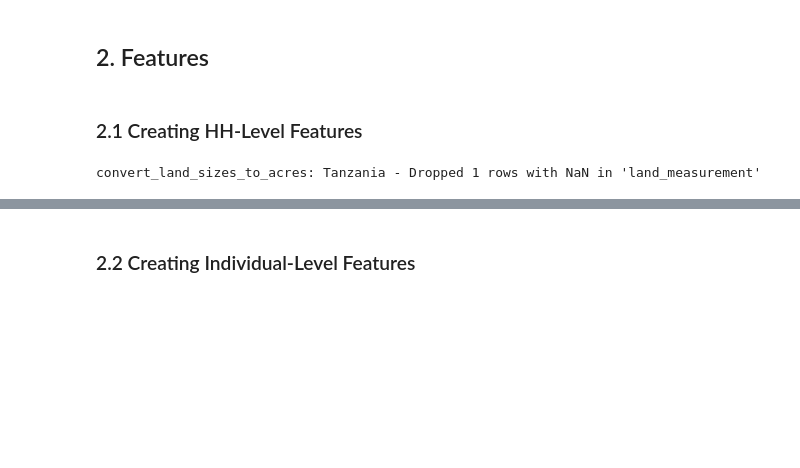
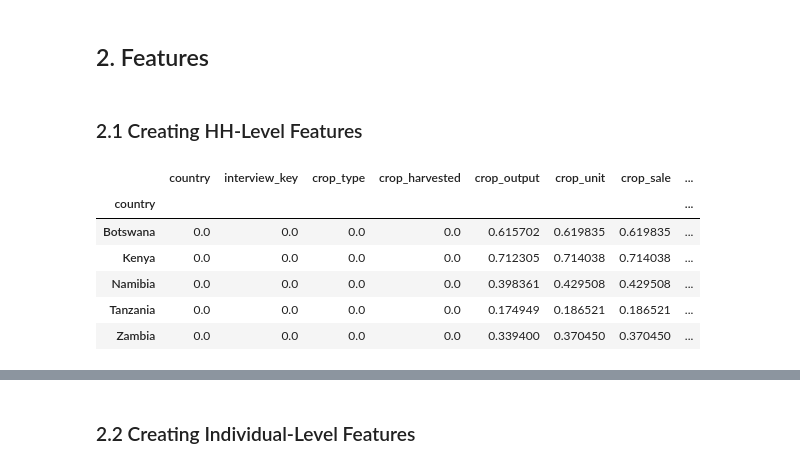
Before and after one commit to fra-c08-job-futures/c08-farming-exit, a Jupyter notebook: notebooks/01_data_cleaning.ipynb, the cells around one changed output, grey strips where cells are left out. Saved outputs shown, nothing was run; the diff lists cells and outputs as text; code cells hidden in the pictures; blank space fills up the shorter version.

```diff
--- a/notebooks/01_data_cleaning.ipynb
+++ b/notebooks/01_data_cleaning.ipynb
@@ -77,11 +72,9 @@ hh_features = []
 
 for country, base_path in COUNTRIES.items():
     #NO CLEANING NECESSARY - one observation per hh
-    land_ownership          = data_cleaning.load_and_preprocess(base_path, f"{country}_land_ownership_and_access.csv",         features.LAND_OWNERSHIP_ACCESS_2023)
-    land_ownership          = data_cleaning.convert_land_sizes_to_acres(land_ownership, country)
-
-    crop_expenditure        = data_cleaning.load_and_preprocess(base_path, f"{country}_expenditure_on_crops.csv",              features.CROP_EXPENDITURE_2023)
-
+    # land_ownership          = data_cleaning.load_and_preprocess(base_path, f"{country}_land_ownership_and_access.csv",         features.LAND_OWNERSHIP_ACCESS_2023)
+    # land_ownership          = data_cleaning.convert_land_sizes_to_acres(land_ownership, country)
+    # crop_expenditure        = data_cleaning.load_and_preprocess(base_path, f"{country}_expenditure_on_crops.csv",              features.CROP_EXPENDITURE_2023)
     # lifestock_grazing       = data_cleaning.load_and_preprocess(base_path, f"{country}_grazing_patterns_and_schemes.csv",      features.LIFESTOCK_GRAZING_2023)
     # livestock_income        = data_cleaning.load_and_preprocess(base_path, f"{country}_income_livestock.csv",                  features.LIFESTOCK_INCOME_2023)
     # livestock_expenditure   = data_cleaning.load_and_preprocess(base_path, f"{country}_expenditure_livestock.csv",             features.LIFESTOCK_EXPENDITURE_2023)
@@ -95,7 +88,13 @@ for country, base_path in COUNTRIES.items():
 
     # #CLEANING NECESSARY - many observations per hh
     # market_access           = data_cleaning.load_and_preprocess(base_path, f"{country}_market_access.csv",                     features.MARKET_ACCESS_2023)
-    # crop_production         = data_cleaning.load_and_preprocess(base_path, f"{country}_crop_production.csv",                   features.CROP_PRODUCTION_2023) #different crops
+    # #market data is missing for Tanzania!
+    # if market_access is None:
+    #     print(f"  -> missing market_access file for {country}")
+    #     continue
+    # market_access           = data_cleaning.resolve_duplicates(market_access, key_col="interview_key", sort_col="crop_contract_crop_type", ascending=True)
+    # market_access           = data_cleaning.add_missing_indicators(market_access, ["market_output_distance_in_km", "market_input_distance_in_km"], sentinel=99999, suffix='_missing')
+    crop_production         = data_cleaning.load_and_preprocess(base_path, f"{country}_crop_production.csv",                   features.CROP_PRODUCTION_2023) #different crops
     # livestock_ownership     = data_cleaning.load_and_preprocess(base_path, f"{country}_livestock_ownership.csv",               features.LIVESTOCK_OWNERSHIP_2023) #different animals
     # assets_owned            = data_cleaning.load_and_preprocess(base_path, f"{country}_assets.csv",                            features.ASSETS_OWNED_2023)
     # shocks_and_coping       = data_cleaning.load_and_preprocess(base_path, f"{country}_shocks_and_coping.csv",                 features.SHOCKS_AND_COPING_2023)
@@ -104,9 +103,22 @@ for country, base_path in COUNTRIES.items():
 
     #SOME TABLES ARE NOT AVAILABLE FOR EACH COUNTRY: optional_merges solves this as it only merges available tables
     optional_merges = [
-        (land_ownership,     ["interview_key"],     "outer"),
-        (crop_expenditure,   ["interview_key"],     "outer"),
-        # (crop_production,    ["interview_key"],     "outer")
+        # (land_ownership,          ["interview_key"],     "outer"),
+        # (crop_expenditure,        ["interview_key"],     "outer"),
+        # (lifestock_grazing,       ["interview_key"],     "outer")
+        # (livestock_income,        ["interview_key"],     "outer")
+        # (livestock_expenditure,   ["interview_key"],     "outer")
+        # (housing_conditions,      ["interview_key"],     "outer")
+        # (energy_access,           ["interview_key"],     "outer")
+        # (internet_access,         ["interview_key"],     "outer")
+        # (social_network,          ["interview_key"],     "outer")
+        # (social_embeddedness,     ["interview_key"],     "outer")
+        # (food_insecurity,         ["interview_key"],     "outer")
+        # (road_connectivity,       ["interview_key"],     "outer")
+        # (market_access,           ["interview_key"],     "outer")
+        (crop_production,    ["interview_key"],     "outer")
+
+
     ]
 
     df_help = None
@@ -118,12 +130,28 @@ for country, base_path in COUNTRIES.items():
             else:
                 df_help = df_help.merge(df, on=keys, how=how)
 
-    #Adding the country to the table for identification
-    df_help.insert(0, "country", country)
+    if df_help is not None:
+        #Adding the country to the table for identification
+        df_help.insert(0, "country", country)
 
     hh_features.append(df_help)
 
 
 df_hh_features = pd.concat(hh_features, ignore_index=True)
-# %% [output]
-convert_land_sizes_to_acres: Tanzania - Dropped 1 rows with NaN in 'land_measurement'
+# %%
+missing_by_country = (
+    df_hh_features
+    .groupby('country')
+    .apply(lambda g: g.isna().mean())
+    .sort_index()
+)
+with pd.option_context('display.max_rows', None, 'display.max_columns', None):
+    display(missing_by_country)
+# %% [output]
+|  | country | interview_key | crop_type | crop_harvested | crop_output | crop_unit | crop_sale | ... |
+| country |  |  |  |  |  |  |  | ... |
+| Botswana | 0.0 | 0.0 | 0.0 | 0.0 | 0.615702 | 0.619835 | 0.619835 | ... |
+| Kenya | 0.0 | 0.0 | 0.0 | 0.0 | 0.712305 | 0.714038 | 0.714038 | ... |
+| Namibia | 0.0 | 0.0 | 0.0 | 0.0 | 0.398361 | 0.429508 | 0.429508 | ... |
+| Tanzania | 0.0 | 0.0 | 0.0 | 0.0 | 0.174949 | 0.186521 | 0.186521 | ... |
+| Zambia | 0.0 | 0.0 | 0.0 | 0.0 | 0.339400 | 0.370450 | 0.370450 | ... |
```
Also changed, not shown: parts of 4 cells of this notebook.
